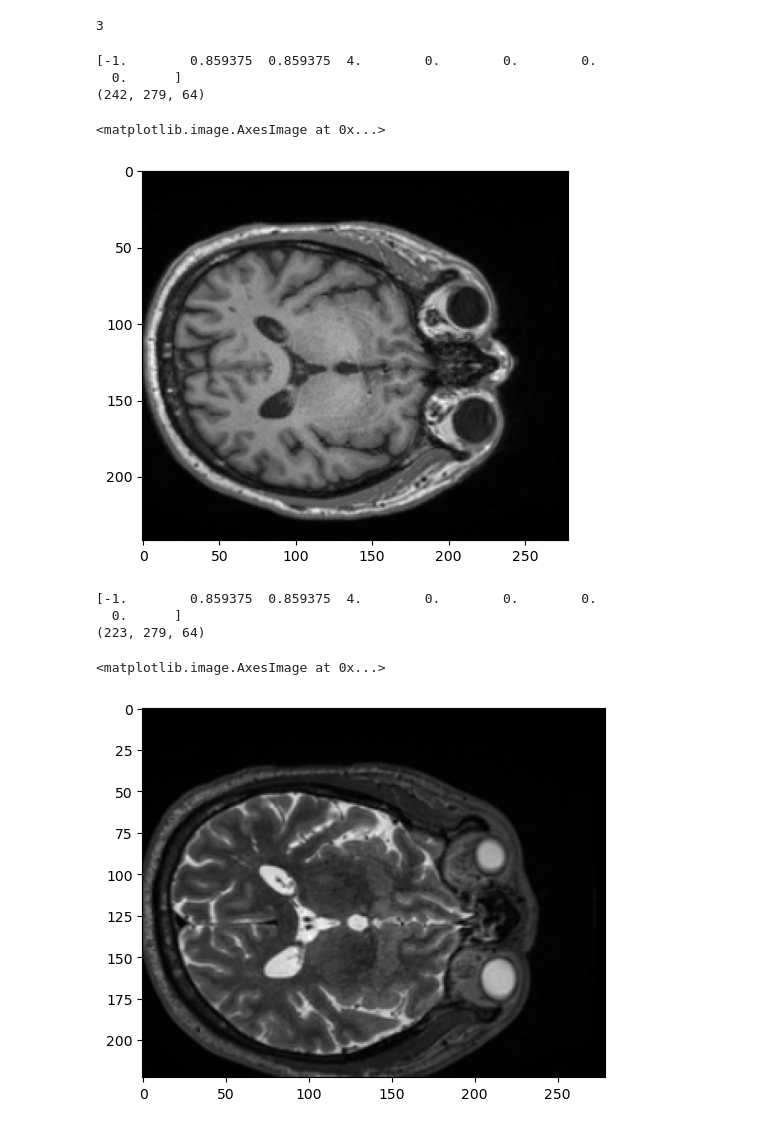
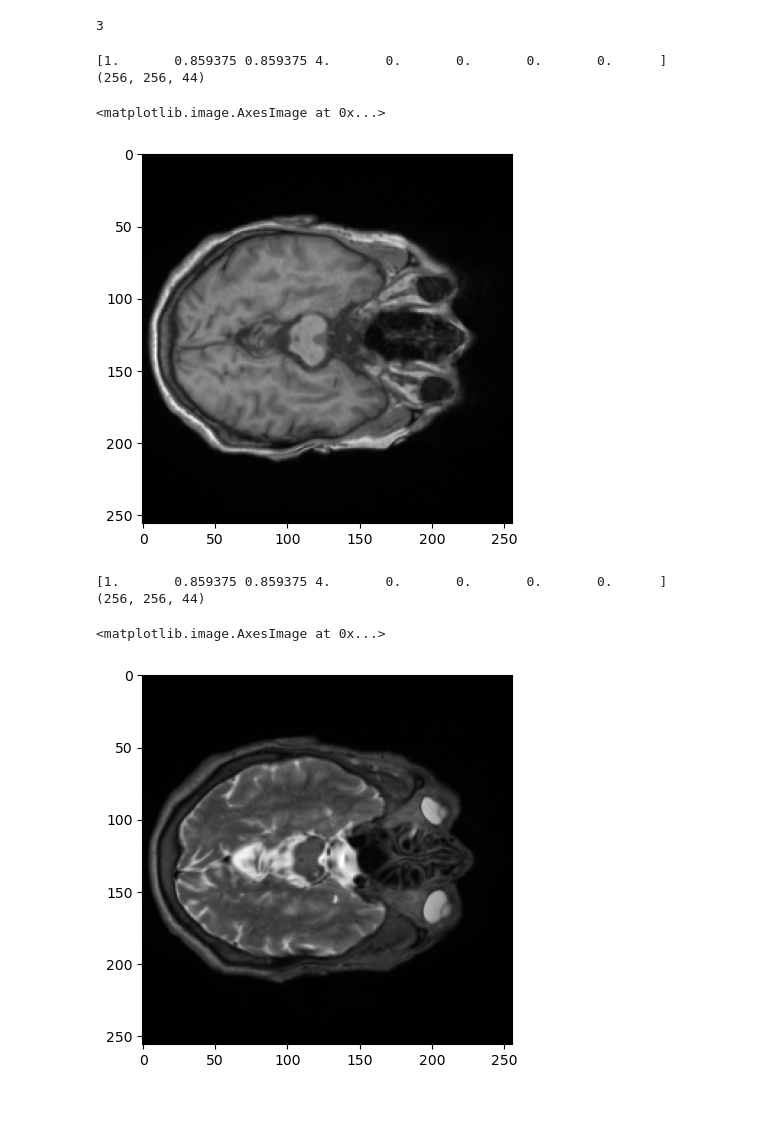
Before and after one commit to greenyjwk/VALDO_brain_MRI_dataset_preprocessing, a Jupyter notebook: misc/EDA_mayo/EDA_NIFTI.ipynb, the cells around one changed output. Drawn from its saved outputs; the diff is of its cells as text; code cells hidden in the pictures.

```diff
--- a/misc/EDA_mayo/EDA_NIFTI.ipynb
+++ b/misc/EDA_mayo/EDA_NIFTI.ipynb
@@ -1,42 +1,45 @@
 # %%
 import nibabel as nib
 import matplotlib.pyplot as plt
-# %%
-mrn = 12873856
-slice = 20
-slice_T2S= int(44 * (slice/256))
-print(slice_T2S)
-sub_root ="mayo_resampled_correctly_resampled"
-# %% [output]
-3
+# %%
+# mrn = 10906234
+mrn = 4817373
+slice = 20
+slice_T2S= int(44 * (slice/256))
+print(slice_T2S)
+# sub_root ="mayo_resampled_correctly_resampled"
+sub_root ="mayo_registered_resampled_0325"
+# /media/Datacenter_storage/Ji/brain_mri_valdo_mayo/mayo_bias_field_correction_resampled_0325/5820695
+# /media/Datacenter_storage/Ji/brain_mri_valdo_mayo/mayo_skull_stripped_resampled_0325/5820695
+# /media/Datacenter_storage/Ji/brain_mri_valdo_mayo/mayo_registered_resampled_0325/10863578
+# %% [output]
+3
 # %%
-img_path = f"/media/Datacenter_storage/Ji/brain_mri_valdo_mayo/{sub_root}/{mrn}/3D_SAG_T1_MPRAGE_1MM_{mrn}.nii.gz"
-img = nib.load(img_path)
+img_path1 = f"/media/Datacenter_storage/Ji/brain_mri_valdo_mayo/{sub_root}/{mrn}/3D_SAG_T1_MPRAGE_1MM_{mrn}.nii.gz"
+img = nib.load(img_path1)
 header=img.header
 print(header['pixdim'])
 
 img = img.get_fdata()
 print(img.shape)
 
 plt.imshow(img[:, :, slice], cmap='gray')
 # %% [output]
-[-1.        0.859375  0.859375  4.        0.        0.        0.
-  0.      ]
-(242, 279, 64)
+[1.       0.859375 0.859375 4.       0.       0.       0.       0.      ]
+(256, 256, 44)
 <matplotlib.image.AxesImage at 0x...>
-[figure, old version]
+[figure, new version]
 # %%
-img_path = f"/media/Datacenter_storage/Ji/brain_mri_valdo_mayo/{sub_root}/{mrn}/SAG_3D_T2_SPACE_{mrn}.nii.gz"
-img = nib.load(img_path)
+img_path2 = f"/media/Datacenter_storage/Ji/brain_mri_valdo_mayo/{sub_root}/{mrn}/SAG_3D_T2_SPACE_{mrn}.nii.gz"
+img = nib.load(img_path2)
 header=img.header
 print(header['pixdim'])
 img = img.get_fdata()
 print(img.shape)
 plt.imshow(img[:, :, slice], cmap='gray')
 # %% [output]
-[-1.        0.859375  0.859375  4.        0.        0.        0.
-  0.      ]
-(223, 279, 64)
+[1.       0.859375 0.859375 4.       0.       0.       0.       0.      ]
+(256, 256, 44)
 <matplotlib.image.AxesImage at 0x...>
-[figure, old version]
+[figure, new version]
 # %%
```
Also changed, not shown: parts of 2 cells of this notebook, 15 other files.
